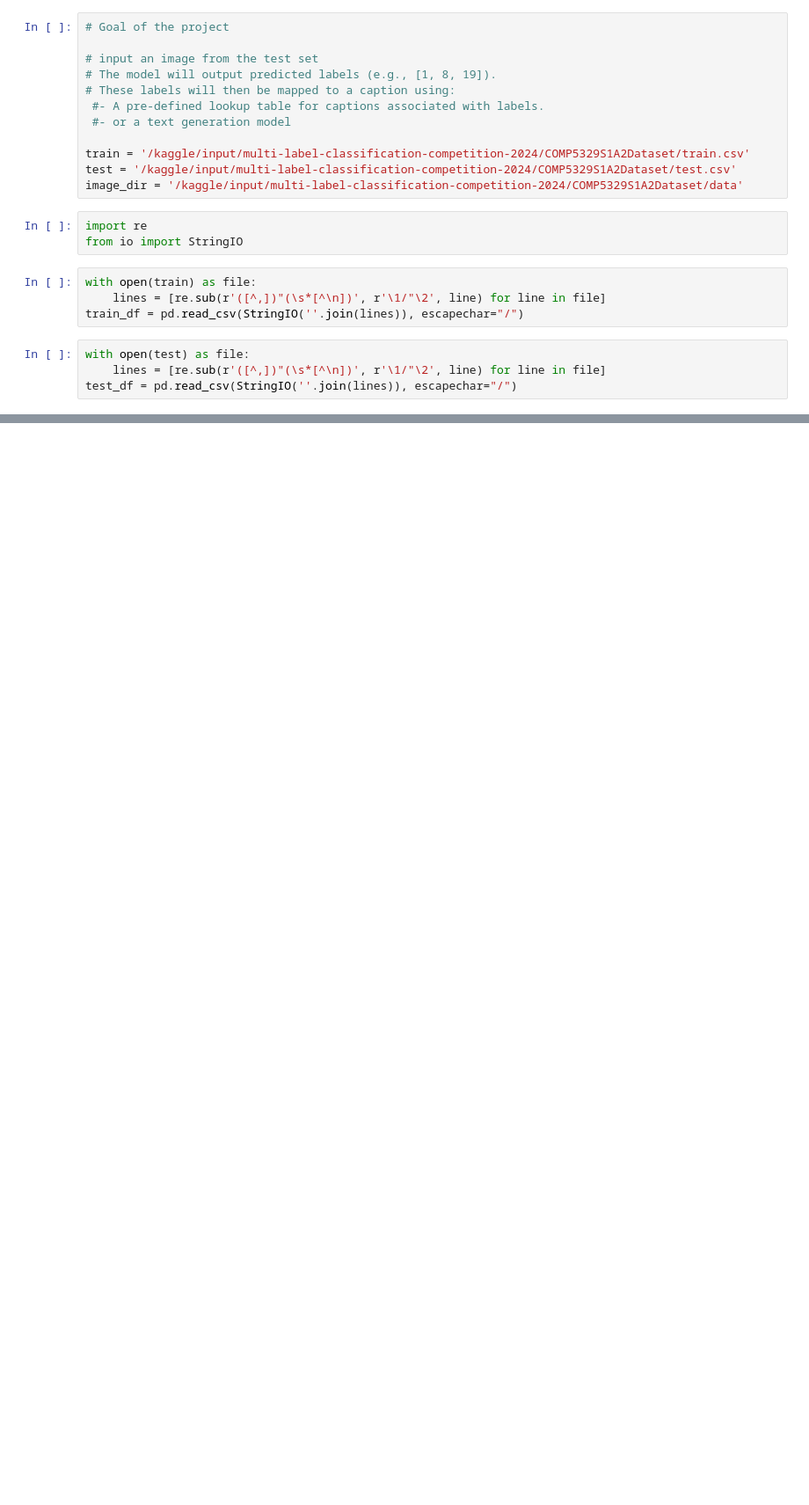
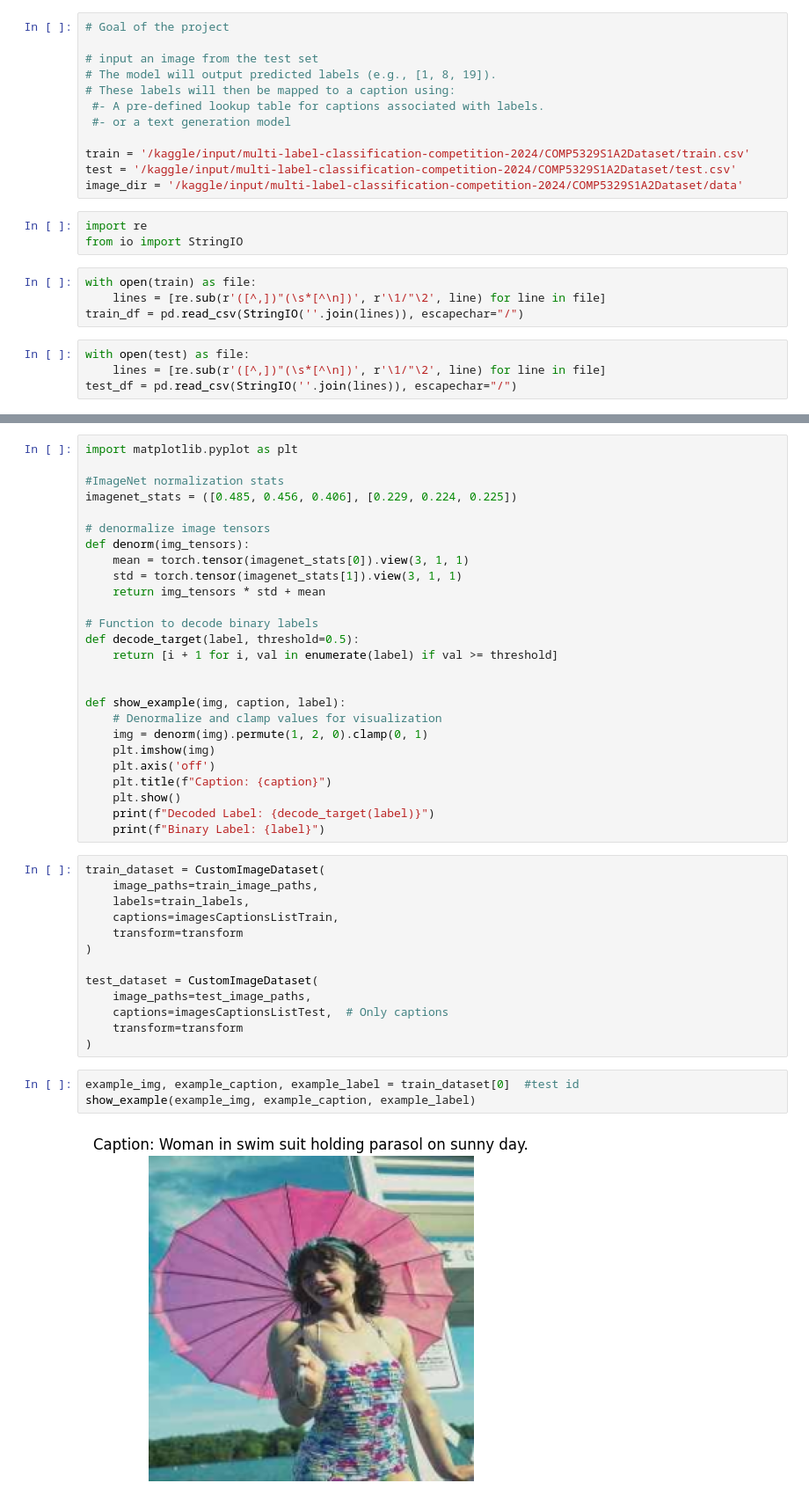
Before and after one commit to anu-sha19/multilabel-image-classification, a Jupyter notebook: kaggle_notebook.ipynb, the cells around one changed output, grey strips where cells are left out. Shown at 88% size. Drawn from its saved outputs; the diff is of its cells as text; blank space fills up the shorter version.

Commit message:
Kaggle Notebook | multi label classification with missing labels | Version 1

```diff
--- a/kaggle_notebook.ipynb
+++ b/kaggle_notebook.ipynb
@@ -159,0 +310,44 @@ def preprocess_test_images_in_parts(image_dir, filenames, output_dir, part_size=
+# %%
+import matplotlib.pyplot as plt
+
+#ImageNet normalization stats
+imagenet_stats = ([0.485, 0.456, 0.406], [0.229, 0.224, 0.225])
+
+# denormalize image tensors
+def denorm(img_tensors):
+    mean = torch.tensor(imagenet_stats[0]).view(3, 1, 1)
+    std = torch.tensor(imagenet_stats[1]).view(3, 1, 1)
+    return img_tensors * std + mean
+
+# Function to decode binary labels
+def decode_target(label, threshold=0.5):
+    return [i + 1 for i, val in enumerate(label) if val >= threshold]
+
+
+def show_example(img, caption, label):
+    # Denormalize and clamp values for visualization
+    img = denorm(img).permute(1, 2, 0).clamp(0, 1)
+    plt.imshow(img)
+    plt.axis('off')
+    plt.title(f"Caption: {caption}")
+    plt.show()
+    print(f"Decoded Label: {decode_target(label)}")
+    print(f"Binary Label: {label}")
+# %%
+train_dataset = CustomImageDataset(
+    image_paths=train_image_paths,
+    labels=train_labels,
+    captions=imagesCaptionsListTrain,
+    transform=transform
+)
+
+test_dataset = CustomImageDataset(
+    image_paths=test_image_paths,
+    captions=imagesCaptionsListTest,  # Only captions
+    transform=transform
+)
+# %%
+example_img, example_caption, example_label = train_dataset[0]  #test id
+show_example(example_img, example_caption, example_label)
+# %% [output]
+[figure, added]
```
Also changed, not shown: parts of 20 cells of this notebook.
